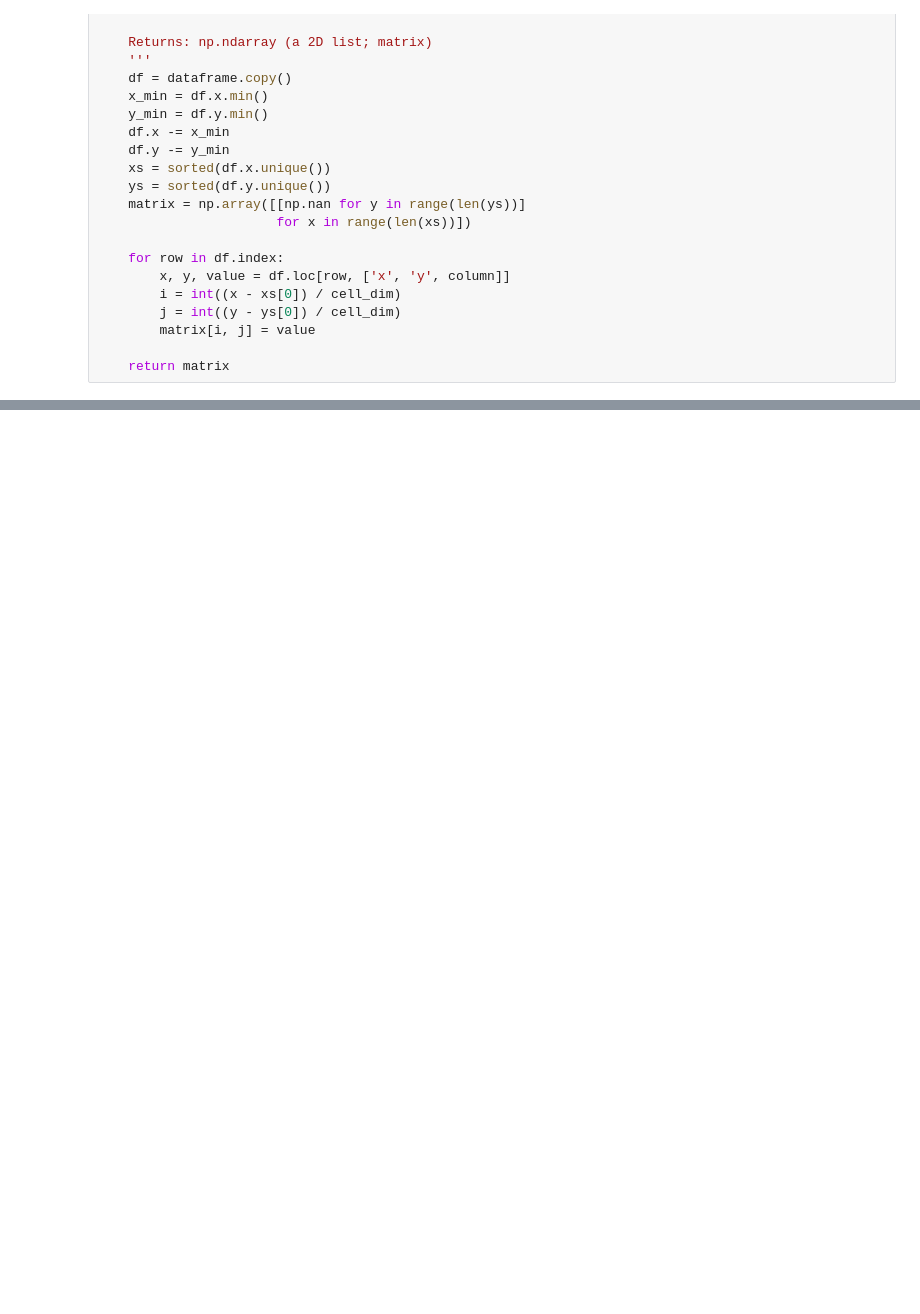
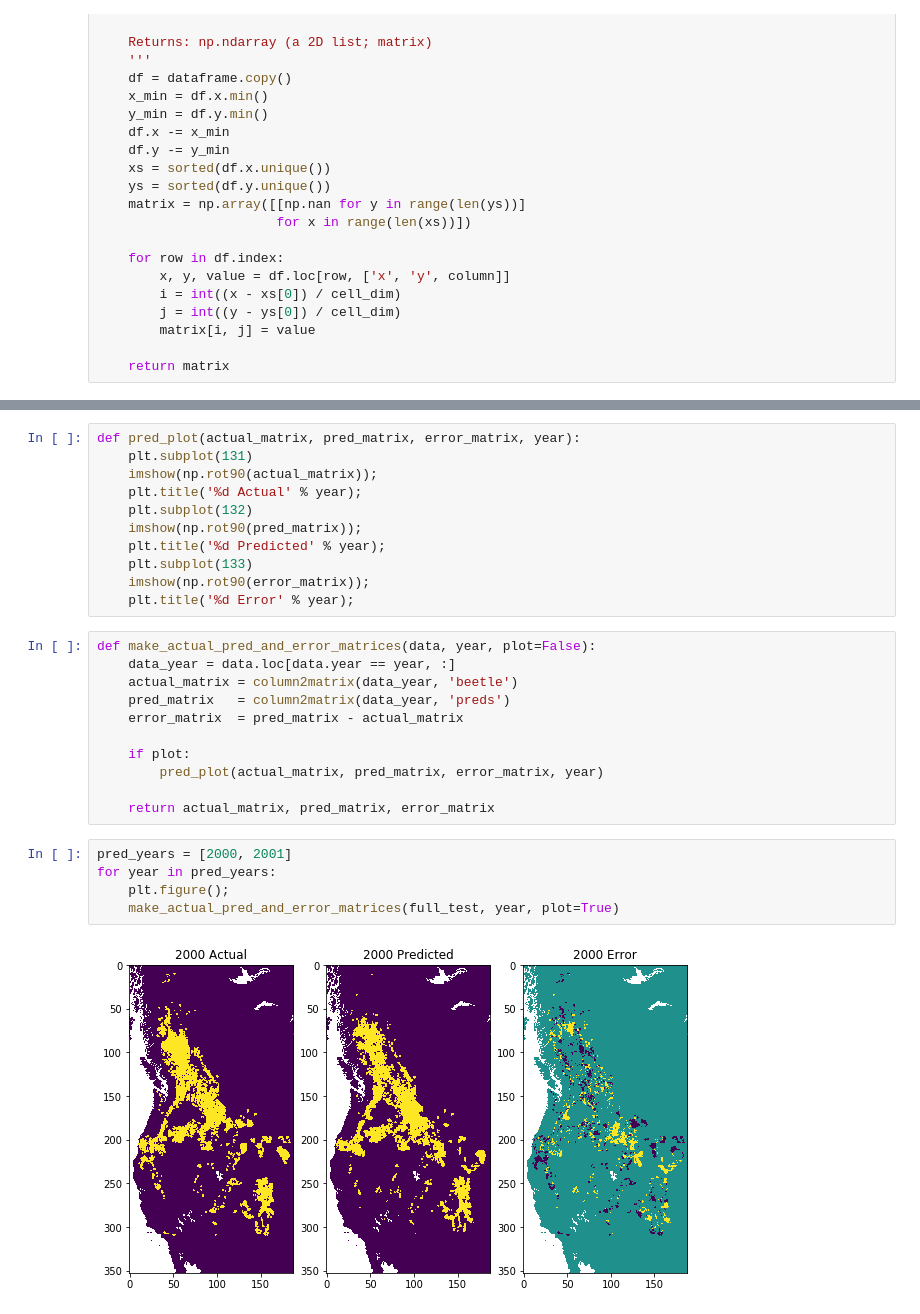
Before and after one commit to dongmeic/SDM, a Jupyter notebook: python/models/full/logistic_baseline_year.py.ipynb, the cells around one changed output, grey strips where cells are left out. Drawn from its saved outputs; the diff is of its cells as text; blank space fills up the shorter version.

```diff
--- a/python/models/full/logistic_baseline_year.py.ipynb
+++ b/python/models/full/logistic_baseline_year.py.ipynb
@@ -334,0 +392,29 @@ def column2matrix(dataframe, column, cell_dim=10000):
+# %%
+def pred_plot(actual_matrix, pred_matrix, error_matrix, year):
+    plt.subplot(131)
+    imshow(np.rot90(actual_matrix));
+    plt.title('%d Actual' % year);
+    plt.subplot(132)
+    imshow(np.rot90(pred_matrix));
+    plt.title('%d Predicted' % year);
+    plt.subplot(133)
+    imshow(np.rot90(error_matrix));
+    plt.title('%d Error' % year);
+# %%
+def make_actual_pred_and_error_matrices(data, year, plot=False):
+    data_year = data.loc[data.year == year, :]
+    actual_matrix = column2matrix(data_year, 'beetle')
+    pred_matrix   = column2matrix(data_year, 'preds')
+    error_matrix  = pred_matrix - actual_matrix
+
+    if plot:
+        pred_plot(actual_matrix, pred_matrix, error_matrix, year)
+
+    return actual_matrix, pred_matrix, error_matrix
+# %%
+pred_years = [2000, 2001]
+for year in pred_years:
+    plt.figure();
+    make_actual_pred_and_error_matrices(full_test, year, plot=True)
+# %% [output]
+[figure, added]
```
Also changed, not shown: parts of 38 cells of this notebook.
